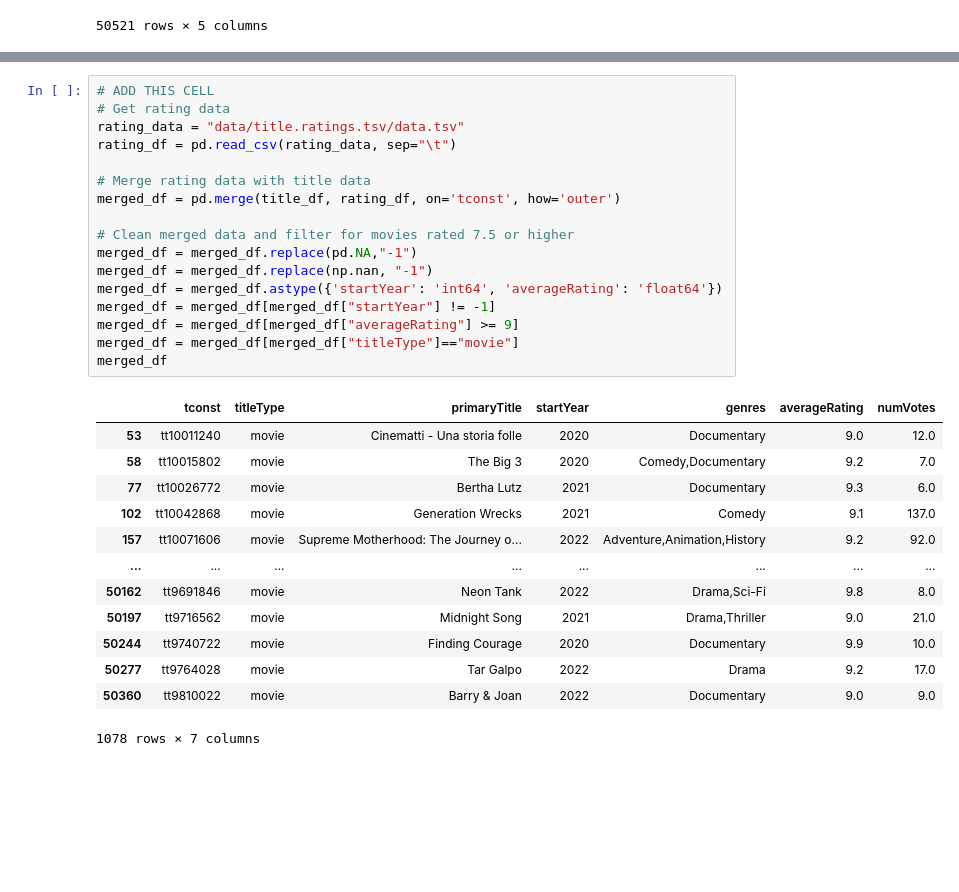
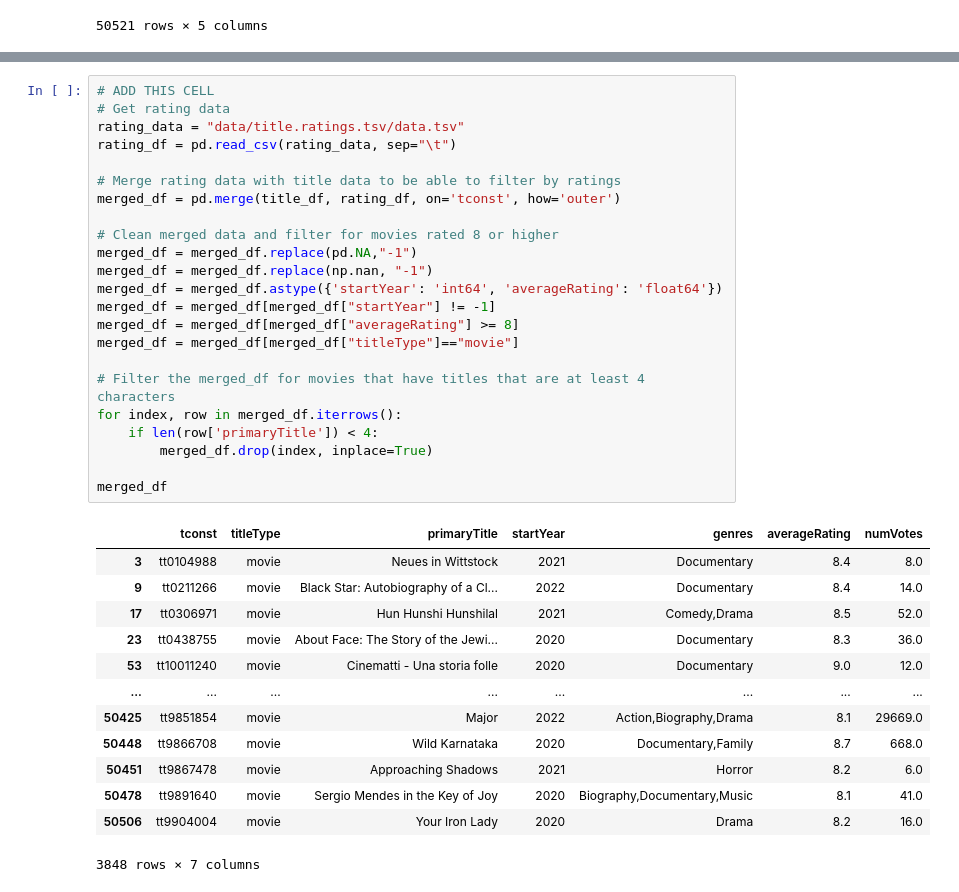
Before and after one commit to medvidov/dsci550, a Jupyter notebook: assignment_1.ipynb, the cells around one changed output, grey strips where cells are left out. Drawn from its saved outputs; the diff is of its cells as text; blank space fills up the shorter version.

```diff
--- a/assignment_1.ipynb
+++ b/assignment_1.ipynb
@@ -214,32 +224,38 @@ comp_pix_df
 # %%
 # ADD THIS CELL
 # Get rating data
 rating_data = "data/title.ratings.tsv/data.tsv"
 rating_df = pd.read_csv(rating_data, sep="\t")
 
-# Merge rating data with title data
+# Merge rating data with title data to be able to filter by ratings
 merged_df = pd.merge(title_df, rating_df, on='tconst', how='outer')
 
-# Clean merged data and filter for movies rated 7.5 or higher
+# Clean merged data and filter for movies rated 8 or higher
 merged_df = merged_df.replace(pd.NA,"-1")
 merged_df = merged_df.replace(np.nan, "-1")
 merged_df = merged_df.astype({'startYear': 'int64', 'averageRating': 'float64'})
 merged_df = merged_df[merged_df["startYear"] != -1]
-merged_df = merged_df[merged_df["averageRating"] >= 9]
+merged_df = merged_df[merged_df["averageRating"] >= 8]
 merged_df = merged_df[merged_df["titleType"]=="movie"]
+
+# Filter the merged_df for movies that have titles that are at least 4 characters
+for index, row in merged_df.iterrows():
+    if len(row['primaryTitle']) < 4:
+        merged_df.drop(index, inplace=True)
+
 merged_df
 # %% [output]
 |  | tconst | titleType | primaryTitle | startYear | genres | averageRating | numVotes |
+| 3 | tt0104988 | movie | Neues in Wittstock | 2021 | Documentary | 8.4 | 8.0 |
+| 9 | tt0211266 | movie | Black Star: Autobiography of a Cl... | 2022 | Documentary | 8.4 | 14.0 |
+| 17 | tt0306971 | movie | Hun Hunshi Hunshilal | 2021 | Comedy,Drama | 8.5 | 52.0 |
+| 23 | tt0438755 | movie | About Face: The Story of the Jewi... | 2020 | Documentary | 8.3 | 36.0 |
 | 53 | tt10011240 | movie | Cinematti - Una storia folle | 2020 | Documentary | 9.0 | 12.0 |
-| 58 | tt10015802 | movie | The Big 3 | 2020 | Comedy,Documentary | 9.2 | 7.0 |
-| 77 | tt10026772 | movie | Bertha Lutz | 2021 | Documentary | 9.3 | 6.0 |
-| 102 | tt10042868 | movie | Generation Wrecks | 2021 | Comedy | 9.1 | 137.0 |
-| 157 | tt10071606 | movie | Supreme Motherhood: The Journey o... | 2022 | Adventure,Animation,History | 9.2 | 92.0 |
 | ... | ... | ... | ... | ... | ... | ... | ... |
-| 50162 | tt9691846 | movie | Neon Tank | 2022 | Drama,Sci-Fi | 9.8 | 8.0 |
-| 50197 | tt9716562 | movie | Midnight Song | 2021 | Drama,Thriller | 9.0 | 21.0 |
-| 50244 | tt9740722 | movie | Finding Courage | 2020 | Documentary | 9.9 | 10.0 |
-| 50277 | tt9764028 | movie | Tar Galpo | 2022 | Drama | 9.2 | 17.0 |
-| 50360 | tt9810022 | movie | Barry & Joan | 2022 | Documentary | 9.0 | 9.0 |
+| 50425 | tt9851854 | movie | Major | 2022 | Action,Biography,Drama | 8.1 | 29669.0 |
+| 50448 | tt9866708 | movie | Wild Karnataka | 2020 | Documentary,Family | 8.7 | 668.0 |
+| 50451 | tt9867478 | movie | Approaching Shadows | 2021 | Horror | 8.2 | 6.0 |
+| 50478 | tt9891640 | movie | Sergio Mendes in the Key of Joy | 2020 | Biography,Documentary,Music | 8.1 | 41.0 |
+| 50506 | tt9904004 | movie | Your Iron Lady | 2020 | Drama | 8.2 | 16.0 |
-1078 rows × 7 columns
+3848 rows × 7 columns
 # %%
```
Also changed, not shown: parts of 16 cells of this notebook.
